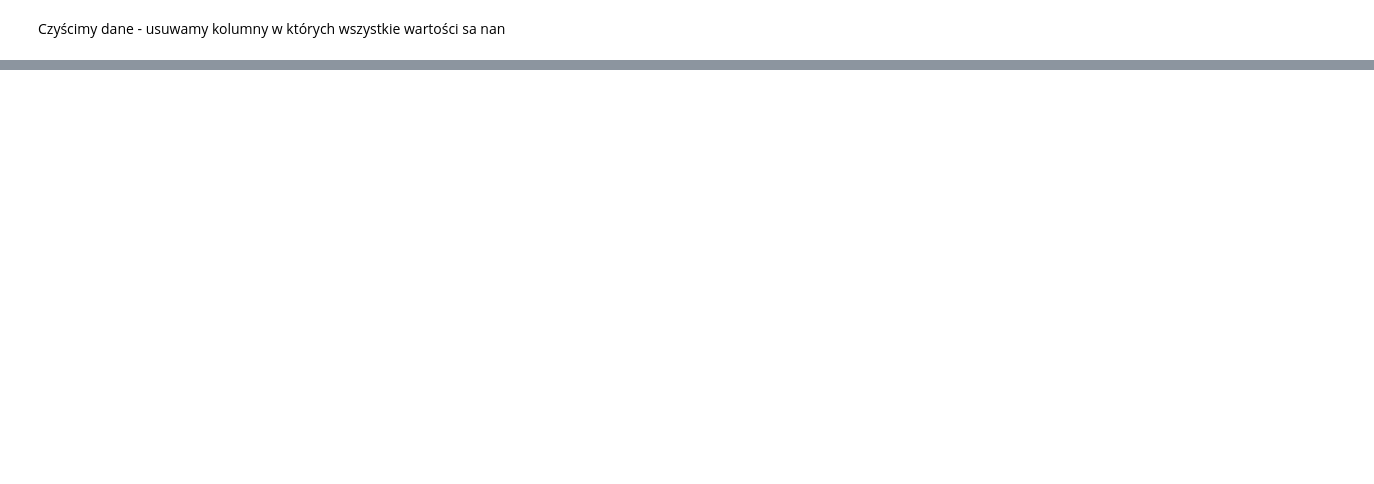
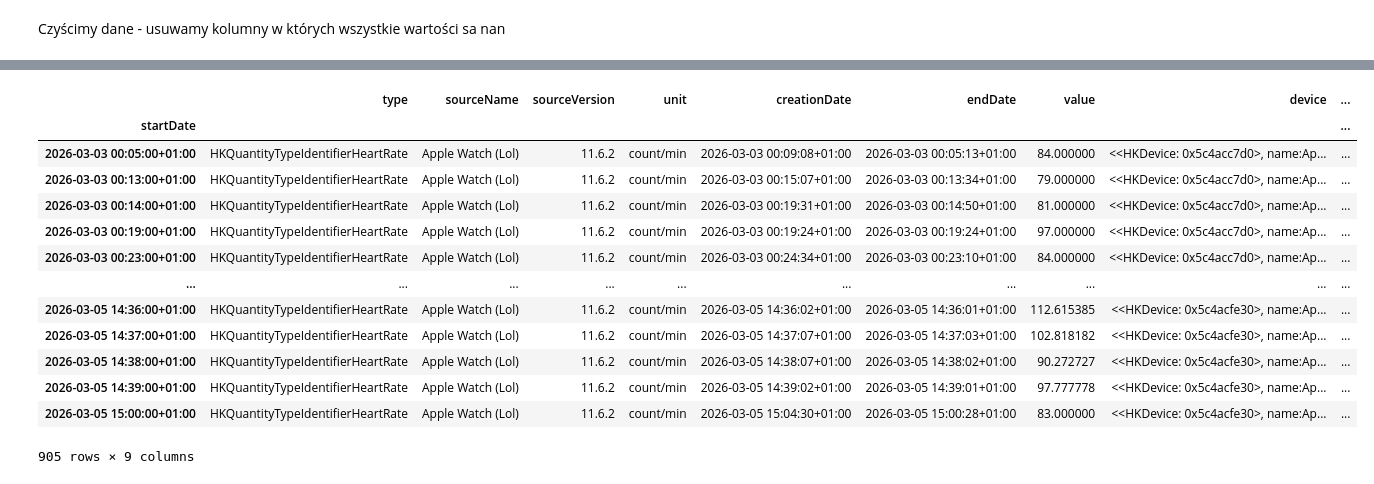
Before and after one commit to mat787/HealthAnalyzer, a Jupyter notebook: research.ipynb, the cells around one changed output, grey strips where cells are left out. Drawn from its saved outputs; the diff is of its cells as text; code cells hidden in the pictures; blank space fills up the shorter version.

```diff
--- a/research.ipynb
+++ b/research.ipynb
@@ -405,0 +366,4 @@ display(df.tail(100))
+# %%
+
+df.set_index('startDate', inplace=True)
+df.sort_index(inplace=True)
@@ -405,0 +389,4 @@ display(df.tail(100))
+# %%
+df = df.dropna(subset=['value'])
+print(df.info())
+df
@@ -405,0 +425,17 @@ display(df.tail(100))
+# %%
+df.loc['2026-3-3':]
+# %% [output]
+|  | type | sourceName | sourceVersion | unit | creationDate | endDate | value | device | ... |
+| startDate |  |  |  |  |  |  |  |  | ... |
+| 2026-03-03 00:05:00+01:00 | HKQuantityTypeIdentifierHeartRate | Apple Watch (Lol) | 11.6.2 | count/min | 2026-03-03 00:09:08+01:00 | 2026-03-03 00:05:13+01:00 | 84.000000 | <<HKDevice: 0x5c4acc7d0>, name:Ap... | ... |
+| 2026-03-03 00:13:00+01:00 | HKQuantityTypeIdentifierHeartRate | Apple Watch (Lol) | 11.6.2 | count/min | 2026-03-03 00:15:07+01:00 | 2026-03-03 00:13:34+01:00 | 79.000000 | <<HKDevice: 0x5c4acc7d0>, name:Ap... | ... |
+| 2026-03-03 00:14:00+01:00 | HKQuantityTypeIdentifierHeartRate | Apple Watch (Lol) | 11.6.2 | count/min | 2026-03-03 00:19:31+01:00 | 2026-03-03 00:14:50+01:00 | 81.000000 | <<HKDevice: 0x5c4acc7d0>, name:Ap... | ... |
+| 2026-03-03 00:19:00+01:00 | HKQuantityTypeIdentifierHeartRate | Apple Watch (Lol) | 11.6.2 | count/min | 2026-03-03 00:19:24+01:00 | 2026-03-03 00:19:24+01:00 | 97.000000 | <<HKDevice: 0x5c4acc7d0>, name:Ap... | ... |
+| 2026-03-03 00:23:00+01:00 | HKQuantityTypeIdentifierHeartRate | Apple Watch (Lol) | 11.6.2 | count/min | 2026-03-03 00:24:34+01:00 | 2026-03-03 00:23:10+01:00 | 84.000000 | <<HKDevice: 0x5c4acc7d0>, name:Ap... | ... |
+| ... | ... | ... | ... | ... | ... | ... | ... | ... | ... |
+| 2026-03-05 14:36:00+01:00 | HKQuantityTypeIdentifierHeartRate | Apple Watch (Lol) | 11.6.2 | count/min | 2026-03-05 14:36:02+01:00 | 2026-03-05 14:36:01+01:00 | 112.615385 | <<HKDevice: 0x5c4acfe30>, name:Ap... | ... |
+| 2026-03-05 14:37:00+01:00 | HKQuantityTypeIdentifierHeartRate | Apple Watch (Lol) | 11.6.2 | count/min | 2026-03-05 14:37:07+01:00 | 2026-03-05 14:37:03+01:00 | 102.818182 | <<HKDevice: 0x5c4acfe30>, name:Ap... | ... |
+| 2026-03-05 14:38:00+01:00 | HKQuantityTypeIdentifierHeartRate | Apple Watch (Lol) | 11.6.2 | count/min | 2026-03-05 14:38:07+01:00 | 2026-03-05 14:38:02+01:00 | 90.272727 | <<HKDevice: 0x5c4acfe30>, name:Ap... | ... |
+| 2026-03-05 14:39:00+01:00 | HKQuantityTypeIdentifierHeartRate | Apple Watch (Lol) | 11.6.2 | count/min | 2026-03-05 14:39:02+01:00 | 2026-03-05 14:39:01+01:00 | 97.777778 | <<HKDevice: 0x5c4acfe30>, name:Ap... | ... |
+| 2026-03-05 15:00:00+01:00 | HKQuantityTypeIdentifierHeartRate | Apple Watch (Lol) | 11.6.2 | count/min | 2026-03-05 15:04:30+01:00 | 2026-03-05 15:00:28+01:00 | 83.000000 | <<HKDevice: 0x5c4acfe30>, name:Ap... | ... |
+905 rows × 9 columns
```
Also changed, not shown: parts of 29 cells of this notebook, 6 other files.
